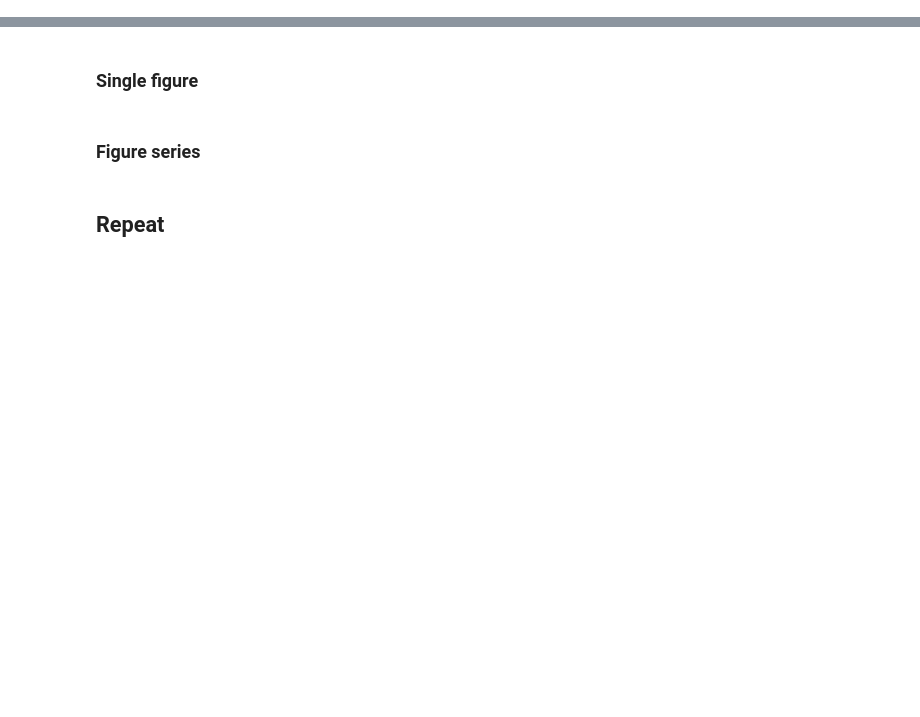
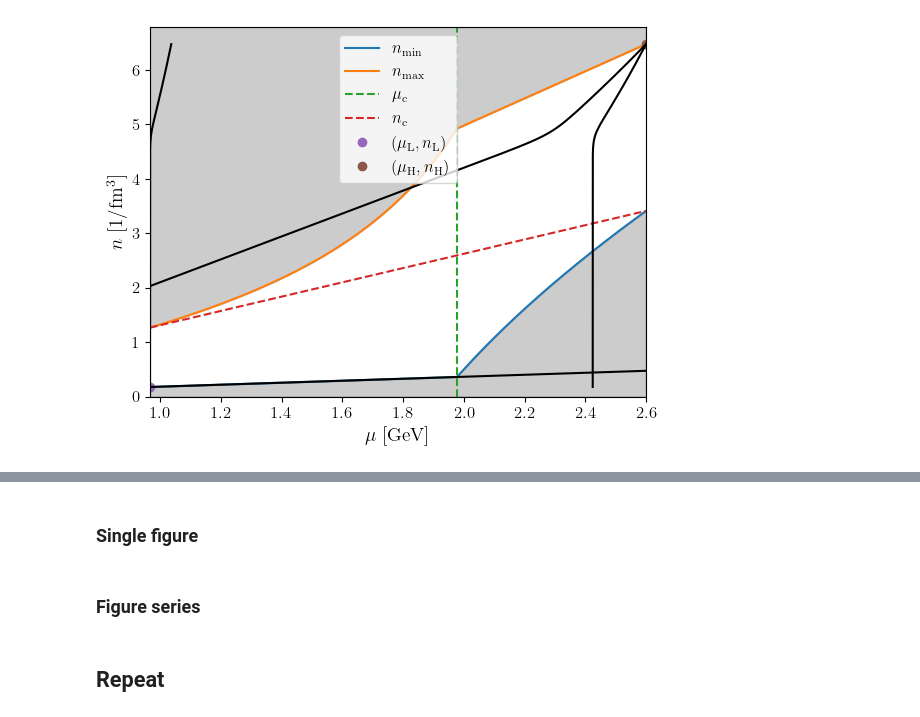
Before and after one commit to eliotfinch/pqcd, a Jupyter notebook: notebooks/generate_eos.ipynb, the cells around one changed output, grey strips where cells are left out. Drawn from its saved outputs; the diff is of its cells as text; code cells hidden in the pictures; blank space fills up the shorter version.

```diff
--- a/notebooks/generate_eos.ipynb
+++ b/notebooks/generate_eos.ipynb
@@ -207,7 +199,7 @@ for i in range(len(mu_array)-1):
         next_I_lower = max(0, next_I_lower)
         next_I_upper = min(1, next_I_upper)
 
-        next_I = current_I + rng.normal(loc=0., scale=0.05)
+        next_I = current_I + rng.normal(loc=0., scale=0.1)
 
         if next_I < next_I_lower:
             next_I = next_I_lower
@@ -280,3 +256,0 @@ ax.axvline(0.001, c='k')
-# %%
-fig, ax = plt.subplots()
-_ = ax.hist(rng.normal(loc=0., scale=0.05, size=10000), bins=100)
@@ -381,21 +504,23 @@ _ = ax.legend()
 # %%
-I_min_array = cumulative_trapezoid(cs2_min_array/n_array, n_array, initial=0)
-I_max_array = cumulative_trapezoid(cs2_max_array/n_array, n_array, initial=0)
+J_min_array = cumulative_trapezoid(cs2_min_array/n_array, n_array, initial=0)
+J_max_array = cumulative_trapezoid(cs2_max_array/n_array, n_array, initial=0)
 # %%
 def mu_from_cs2(n, I, mu0, n0):
     return mu0*np.exp(I - I[np.argmin(np.abs(n-n0))])
 
 constraints = pqcd.constraints(
     muL=muL, nL=nL, pL=pL, muH=muH, nH=nH, pH=pH
     )
 
 fig, ax = constraints.plot_mu_n(np.linspace(muL, muH, 1000))
 
-ax.plot(mu_from_cs2(n_array, I_max_array, muL, nL), n_array, c='k')
-ax.plot(mu_from_cs2(n_array, I_min_array, muL, nL), n_array, c='k')
+ax.plot(mu_from_cs2(n_array, J_max_array, muL, nL), n_array, c='k')
+ax.plot(mu_from_cs2(n_array, J_min_array, muL, nL), n_array, c='k')
 
-ax.plot(mu_from_cs2(n_array, I_max_array, muH, nH), n_array, c='k')
-_ = ax.plot(mu_from_cs2(n_array, I_min_array, muH, nH), n_array, c='k')
+ax.plot(mu_from_cs2(n_array, J_max_array, muH, nH), n_array, c='k')
+_ = ax.plot(mu_from_cs2(n_array, J_min_array, muH, nH), n_array, c='k')
+# %% [output]
+[figure, added]
 # %%
 fig, ax = plt.subplots()
 
```
Also changed, not shown: parts of 34 cells of this notebook.
